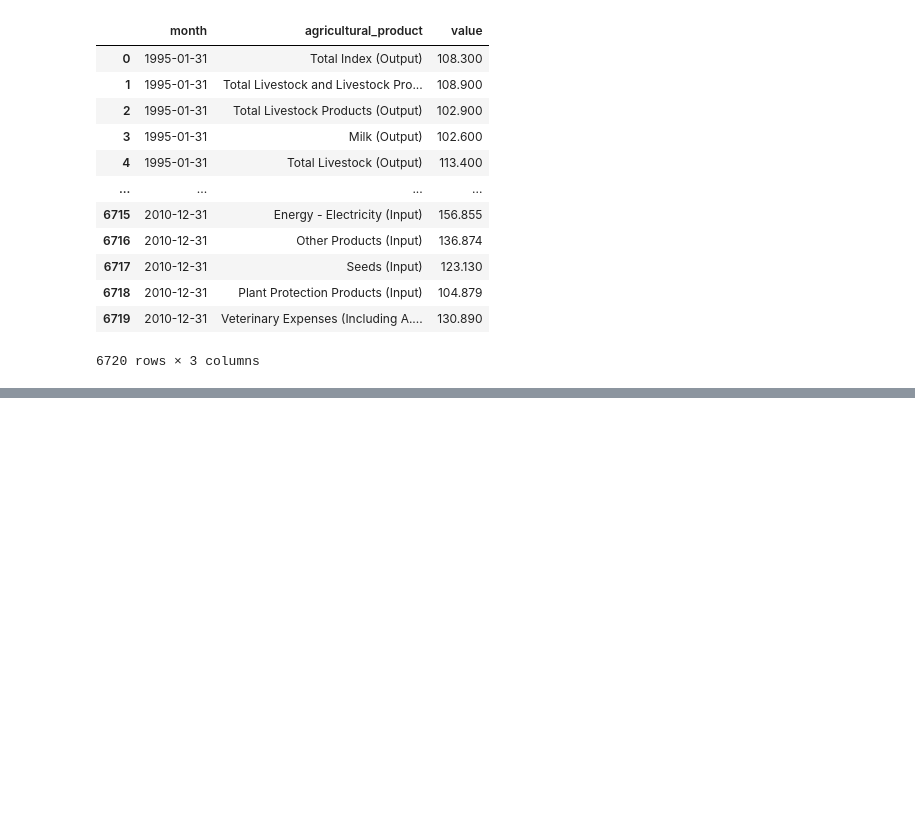
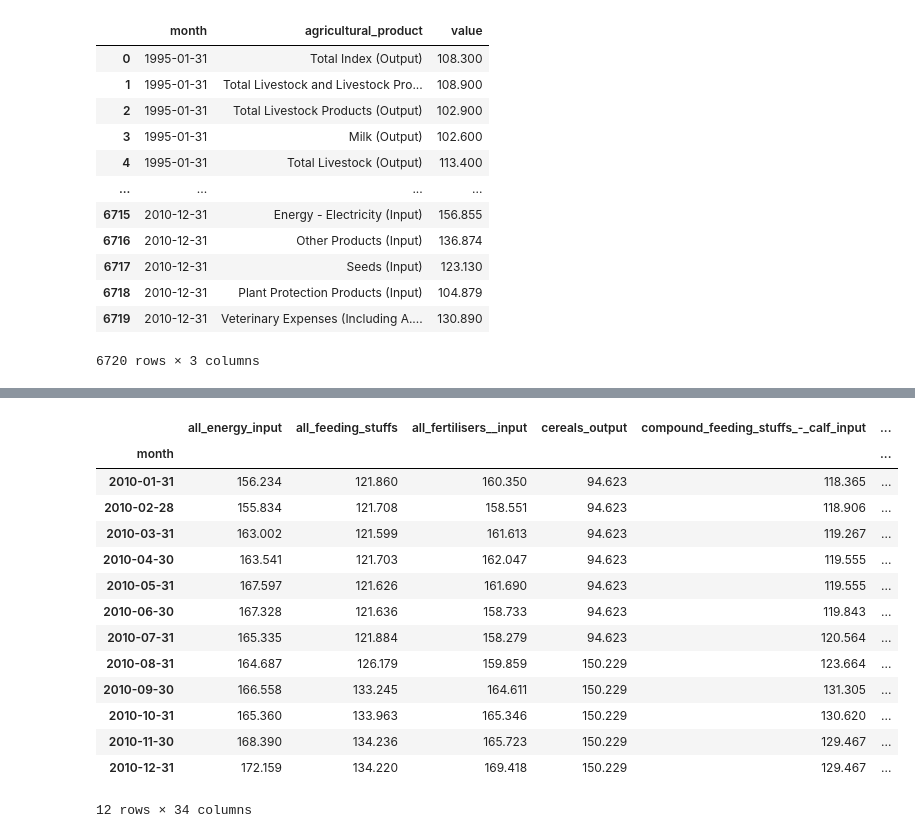
Before and after one commit to trentsteel777/CA2, a Jupyter notebook: DataPrep.ipynb, the cells around one changed output, grey strips where cells are left out. Cells and saved outputs as stored; diff of their text form; code cells hidden in the pictures; blank space fills up the shorter version.

```diff
--- a/DataPrep.ipynb
+++ b/DataPrep.ipynb
@@ -224,0 +330,18 @@ df_agri_price
+# %%
+df_agri_price_2010_2[df_agri_price_2010_2.index.year == 2010]
+# %% [output]
+|  | all_energy_input | all_feeding_stuffs | all_fertilisers__input | cereals_output | compound_feeding_stuffs_-_calf_input | ... |
+| month |  |  |  |  |  | ... |
+| 2010-01-31 | 156.234 | 121.860 | 160.350 | 94.623 | 118.365 | ... |
+| 2010-02-28 | 155.834 | 121.708 | 158.551 | 94.623 | 118.906 | ... |
+| 2010-03-31 | 163.002 | 121.599 | 161.613 | 94.623 | 119.267 | ... |
+| 2010-04-30 | 163.541 | 121.703 | 162.047 | 94.623 | 119.555 | ... |
+| 2010-05-31 | 167.597 | 121.626 | 161.690 | 94.623 | 119.555 | ... |
+| 2010-06-30 | 167.328 | 121.636 | 158.733 | 94.623 | 119.843 | ... |
+| 2010-07-31 | 165.335 | 121.884 | 158.279 | 94.623 | 120.564 | ... |
+| 2010-08-31 | 164.687 | 126.179 | 159.859 | 150.229 | 123.664 | ... |
+| 2010-09-30 | 166.558 | 133.245 | 164.611 | 150.229 | 131.305 | ... |
+| 2010-10-31 | 165.360 | 133.963 | 165.346 | 150.229 | 130.620 | ... |
+| 2010-11-30 | 168.390 | 134.236 | 165.723 | 150.229 | 129.467 | ... |
+| 2010-12-31 | 172.159 | 134.220 | 169.418 | 150.229 | 129.467 | ... |
+12 rows × 34 columns
```
Also changed, not shown: parts of 62 cells of this notebook, 1 other file.
